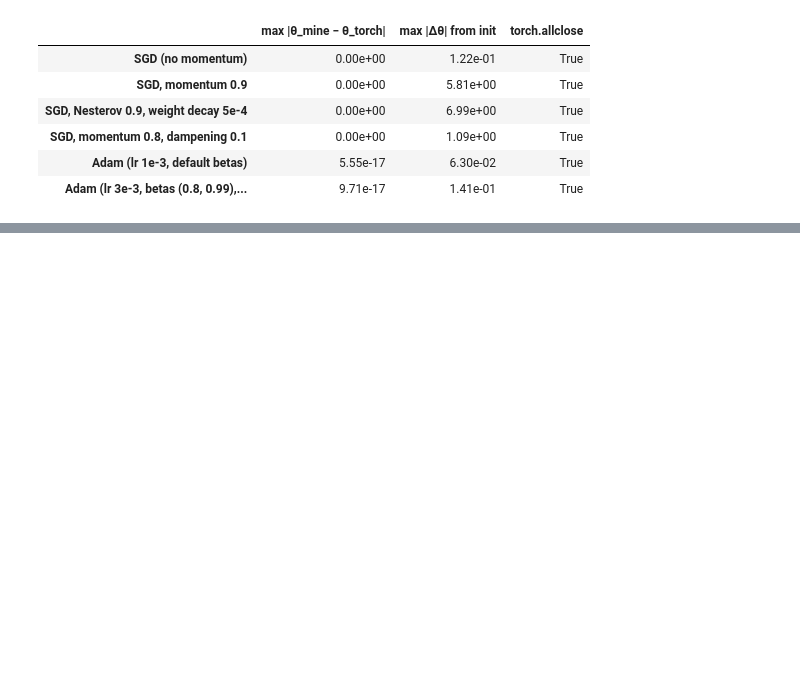
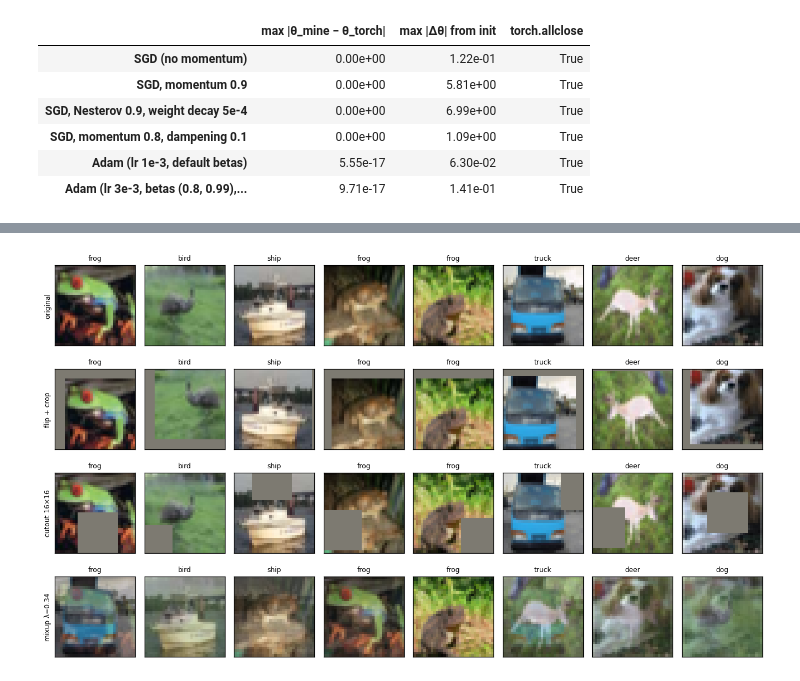
Before and after one commit to dilshan-49/EN4554_A02, a Jupyter notebook: EN4554_A02_CNN.ipynb, the cells around one changed output, grey strips where cells are left out. Drawn from its saved outputs; the diff is of its cells as text; code cells hidden in the pictures; blank space fills up the shorter version.

```diff
--- a/EN4554_A02_CNN.ipynb
+++ b/EN4554_A02_CNN.ipynb
@@ -43,7 +43,14 @@ DATA_ROOT = './data'
 # Training results are cached here so that re-running a cell (or recovering from a Colab disconnect) does not
 # repeat the training. Delete a file to force that run to be repeated. On Colab you can mount Google Drive and
 # point this at e.g. '/content/drive/MyDrive/en4554_a2_results' so the cache survives a runtime reset.
-RESULTS_DIR = 'results'
+
+try:                                   # on Colab: keep the cache on Google Drive so it survives a disconnect
+    from google.colab import drive
+    drive.mount('/content/drive')
+    RESULTS_DIR = '/content/drive/MyDrive/en4554_a2/results'
+    DATA_ROOT = '/content/drive/MyDrive/en4554_a2/data'
+except ImportError:                    # on the laptop
+    RESULTS_DIR = 'results'
 os.makedirs(RESULTS_DIR, exist_ok=True)
 
 def pick_device():
@@ -174,7 +181,7 @@ def random_crop(x, pad=4):
     return xp.permute(0, 2, 3, 1)[b, rows, cols].permute(0, 3, 1, 2).contiguous()
 
 def cutout(x, size=16):
-    """Cutout (DeVries & Taylor, 2017): zero a size x size square at a random centre in every image.
+    """Cutout: zero a size x size square at a random centre in every image.
     The square may extend beyond the border (then a smaller area is erased), as in the original paper."""
     B, C, H, W = x.shape
     cy = torch.randint(0, H, (B, 1, 1), device=x.device)
@@ -185,7 +192,7 @@ def cutout(x, size=16):
     return x * (~inside)[:, None].to(x.dtype)
 
 def mixup(x, y, alpha):
-    """Mixup (Zhang et al., 2018): convex combination of the batch with a shuffled copy of itself.
+    """Mixup: convex combination of the batch with a shuffled copy of itself.
     Returns the mixed images, both label vectors and the mixing weight lambda ~ Beta(alpha, alpha)."""
     lam = float(np.random.beta(alpha, alpha))
     perm = torch.randperm(x.shape[0], device=x.device)
@@ -996,11 +1026,13 @@ First, a visual check that the augmentations do what they should:
 # %%
 seed_everything(0)
 sample, labels = X_train[:8], Y_train[:8]
 x_mix, y_a, y_b, lam = mixup(sample, labels, alpha=0.4)
 show_rows([('original', sample, labels),
            ('flip + crop', random_crop(random_flip(sample)), labels),
-           ('cutout 16×16', cutout(sample, 16), labels),
+           ('cutout 16x16', cutout(sample, 16), labels),
            (f'mixup λ={lam:.2f}', x_mix, y_a)], n=8)
+# %% [output]
+[figure, added]
 # %%
 N_SMALL = 5000
 X_small, Y_small = X_train[:N_SMALL], Y_train[:N_SMALL]     # the split is already random -> random 5k subset
```
Also changed, not shown: parts of 41 cells of this notebook, 1 other file.
